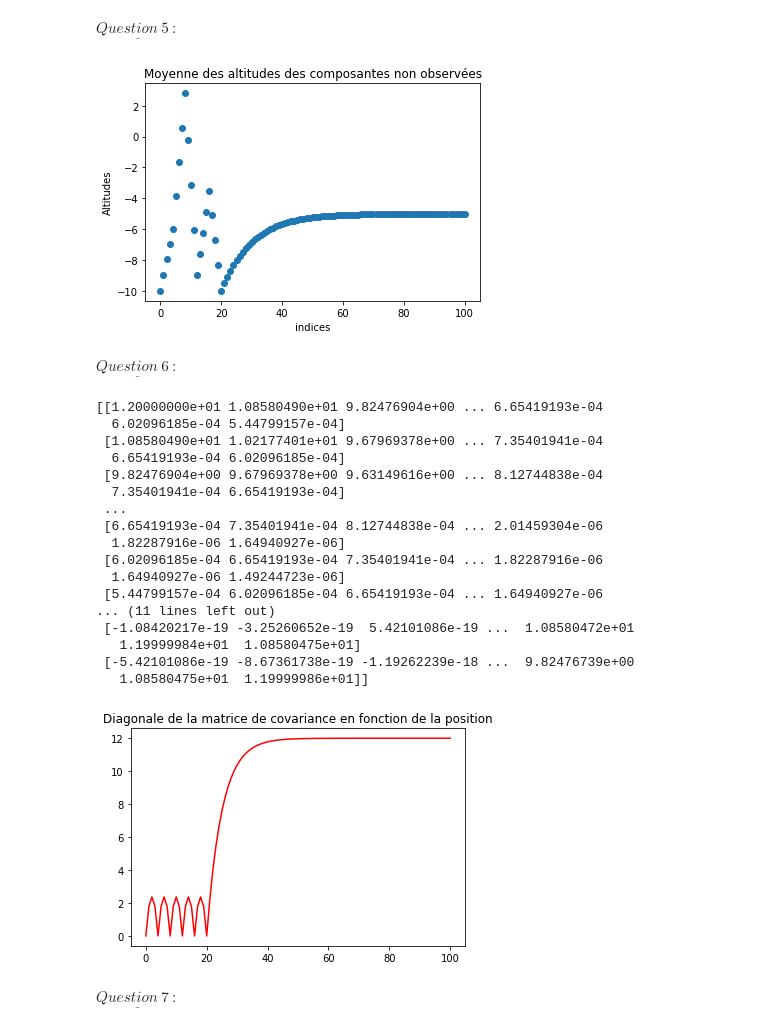
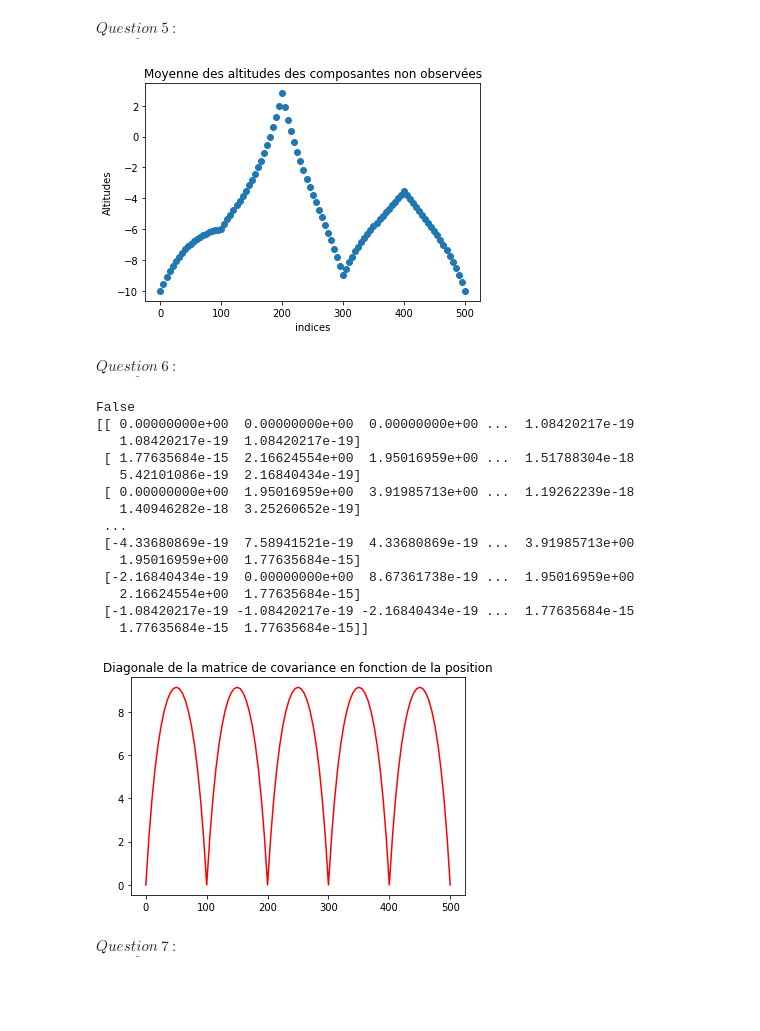
Before and after one commit to cohennion/projet-proba, a Jupyter notebook: projetproba modifié.ipynb, the cells around one changed output. Drawn from its saved outputs; the diff is of its cells as text; code cells hidden in the pictures; blank space fills up the shorter version.

```diff
--- a/projetproba modifié.ipynb
+++ b/projetproba modifié.ipynb
@@ -67,7 +67,7 @@ a = 50
 sigma2 = 12
 #Données
 observation_indexes = [0,20,40,60,80,100]
+observation = np.array(observation_indexes) * Delta
 depth = np.array([0,-4,-12.8,-1,-6.5,0])
 #Indices des composantes correspondant aux observations et aux componsantes non observées
-18
 unknown_indexes=list(set(discretization_indexes)-set(observation_indexes))
@@ -106,11 +97,11 @@ matcov_Z = cov(a, sigma2, mat_dist)
 $ \underline{ Question~4~:}$
 # %%
 #Entre les observations
-mat_dist_obs = np.array( [[np.abs(obs1 - obs2) for obs1 in observation_indexes] for obs2 in observation_indexes])
+mat_dist_obs = np.array( [[np.abs(obs1 - obs2) for obs1 in observation] for obs2 in observation])
 mat_cov_obs = cov(a, sigma2, mat_dist_obs)
 
 #Entre les observations et les inconnues
-mat_dist_obs_inc = np.array( [[np.abs(inc - obs) for obs in observation_indexes] for inc in discretization])
+mat_dist_obs_inc = np.array( [[np.abs(discretization[i] - obs) for obs in observation] for i in range(N)])
 mat_cov_obs_inc = cov(a, sigma2, mat_dist_obs_inc)
 
 #Entre les inconnues
@@ -119,21 +110,21 @@ mat_cov_inc = matcov_Z
 $ \underline{ Question~5~:}$
 # %%
 K = np.dot(mat_cov_obs_inc , np.linalg.inv(mat_cov_obs))
-esp_inc_sachant_obs = np.transpose(np.array([mu for i in range(N)]) - np.dot(K, np.transpose((depth- np.array([mu for i in range(len(depth))])))))
+esp_inc_sachant_obs = np.array([mu for i in range(N)]) - np.dot(K, (depth- np.array([mu for i in range(len(depth))])))
 
-X = discretization_indexes
-plt.scatter(X, np.transpose(esp_inc_sachant_obs))
+X = discretization
+plt.scatter(X, esp_inc_sachant_obs)
 plt.title("Moyenne des altitudes des composantes non observées")
 plt.ylabel("Altitudes")
 plt.xlabel("indices")
 plt.show()
 # %% [output]
-[figure, old version]
+[figure, new version]
 # %% [markdown]
 $ \underline{ Question~6~:}$
 # %%
 C = matcov_Z - np.dot(K, np.transpose(mat_cov_obs_inc))
-print(np.dot(K, np.transpose(mat_cov_obs_inc)))
+
 def is_pos_def(x):
     return np.all(np.linalg.eigvals(x) > 0)
 print(is_pos_def(C))
@@ -144,24 +135,21 @@ plt.plot(X, Y, "r")
 plt.title("Diagonale de la matrice de covariance en fonction de la position")
 plt.show()
 # %% [output]
-[[1.20000000e+01 1.08580490e+01 9.82476904e+00 ... 6.65419193e-04
-  6.02096185e-04 5.44799157e-04]
- [1.08580490e+01 1.02177401e+01 9.67969378e+00 ... 7.35401941e-04
-  6.65419193e-04 6.02096185e-04]
- [9.82476904e+00 9.67969378e+00 9.63149616e+00 ... 8.12744838e-04
-  7.35401941e-04 6.65419193e-04]
+False
+[[ 0.00000000e+00  0.00000000e+00  0.00000000e+00 ...  1.08420217e-19
+   1.08420217e-19  1.08420217e-19]
+ [ 1.77635684e-15  2.16624554e+00  1.95016959e+00 ...  1.51788304e-18
+   5.42101086e-19  2.16840434e-19]
+ [ 0.00000000e+00  1.95016959e+00  3.91985713e+00 ...  1.19262239e-18
+   1.40946282e-18  3.25260652e-19]
  ...
- [6.65419193e-04 7.35401941e-04 8.12744838e-04 ... 2.01459304e-06
-  1.82287916e-06 1.64940927e-06]
- [6.02096185e-04 6.65419193e-04 7.35401941e-04 ... 1.82287916e-06
-  1.64940927e-06 1.49244723e-06]
- [5.44799157e-04 6.02096185e-04 6.65419193e-04 ... 1.64940927e-06
-... (11 lines left out)
- [-1.08420217e-19 -3.25260652e-19  5.42101086e-19 ...  1.08580472e+01
-   1.19999984e+01  1.08580475e+01]
- [-5.42101086e-19 -8.67361738e-19 -1.19262239e-18 ...  9.82476739e+00
-   1.08580475e+01  1.19999986e+01]]
+ [-4.33680869e-19  7.58941521e-19  4.33680869e-19 ...  3.91985713e+00
+   1.95016959e+00  1.77635684e-15]
+ [-2.16840434e-19  0.00000000e+00  8.67361738e-19 ...  1.95016959e+00
+   2.16624554e+00  1.77635684e-15]
+ [-1.08420217e-19 -1.08420217e-19 -2.16840434e-19 ...  1.77635684e-15
+   1.77635684e-15  1.77635684e-15]]
-[figure, old version]
+[figure, new version]
 # %% [markdown]
 $ \underline{ Question~7~:}$
 # %%
```
Also changed, not shown: parts of 1 cell of this notebook.
